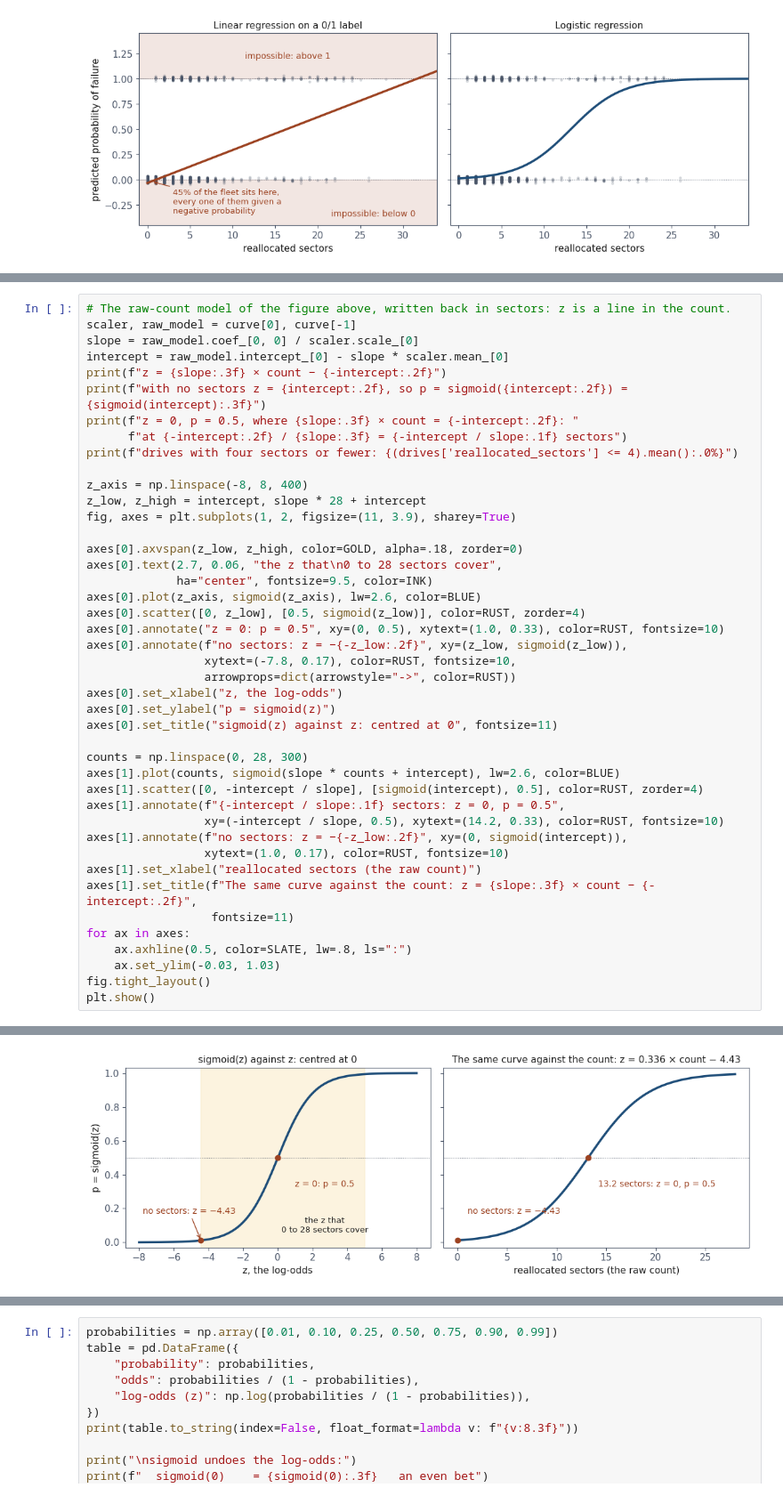
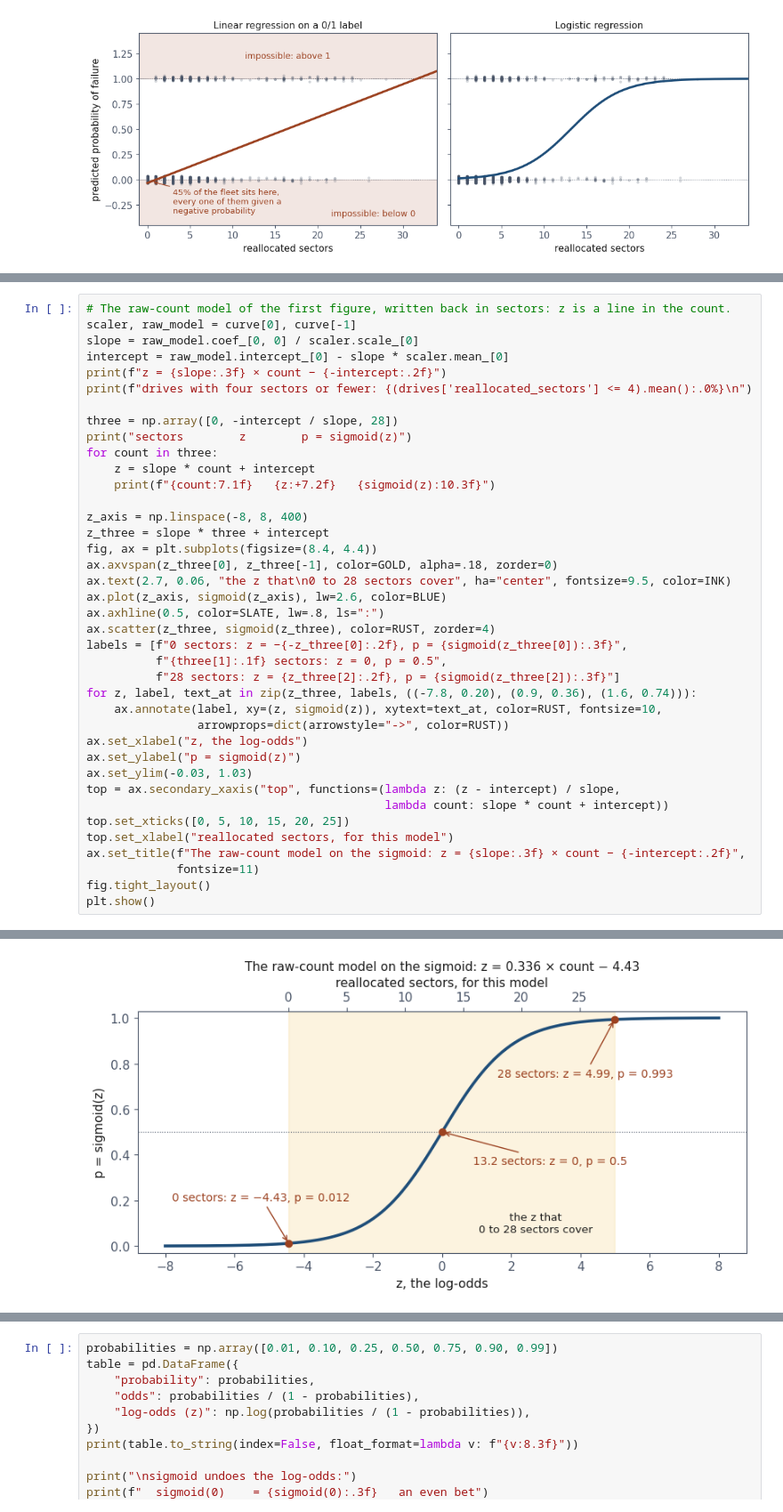
Before and after one commit to fabioantonini/technologies-for-artificial-intelligence, a Jupyter notebook: Lessons/04_classification_and_metrics/Notebooks/01_logistic_regression_from_scratch.ipynb, the cells around one changed output, grey strips where cells are left out. Shown at 89% size. Cells and saved outputs as stored; diff of their text form.

```diff
--- a/Lessons/04_classification_and_metrics/Notebooks/01_logistic_regression_from_scratch.ipynb
+++ b/Lessons/04_classification_and_metrics/Notebooks/01_logistic_regression_from_scratch.ipynb
@@ -179,44 +180,40 @@ that line and draws the two curves side by side.
 # %%
-# The raw-count model of the figure above, written back in sectors: z is a line in the count.
+# The raw-count model of the first figure, written back in sectors: z is a line in the count.
 scaler, raw_model = curve[0], curve[-1]
 slope = raw_model.coef_[0, 0] / scaler.scale_[0]
 intercept = raw_model.intercept_[0] - slope * scaler.mean_[0]
 print(f"z = {slope:.3f} × count − {-intercept:.2f}")
-print(f"with no sectors z = {intercept:.2f}, so p = sigmoid({intercept:.2f}) = {sigmoid(intercept):.3f}")
-print(f"z = 0, p = 0.5, where {slope:.3f} × count = {-intercept:.2f}: "
-      f"at {-intercept:.2f} / {slope:.3f} = {-intercept / slope:.1f} sectors")
-print(f"drives with four sectors or fewer: {(drives['reallocated_sectors'] <= 4).mean():.0%}")
+print(f"drives with four sectors or fewer: {(drives['reallocated_sectors'] <= 4).mean():.0%}\n")
+
+three = np.array([0, -intercept / slope, 28])
+print("sectors        z        p = sigmoid(z)")
+for count in three:
+    z = slope * count + intercept
+    print(f"{count:7.1f}   {z:+7.2f}   {sigmoid(z):10.3f}")
 
 z_axis = np.linspace(-8, 8, 400)
-z_low, z_high = intercept, slope * 28 + intercept
-fig, axes = plt.subplots(1, 2, figsize=(11, 3.9), sharey=True)
-
-axes[0].axvspan(z_low, z_high, color=GOLD, alpha=.18, zorder=0)
-axes[0].text(2.7, 0.06, "the z that\n0 to 28 sectors cover",
-             ha="center", fontsize=9.5, color=INK)
-axes[0].plot(z_axis, sigmoid(z_axis), lw=2.6, color=BLUE)
-axes[0].scatter([0, z_low], [0.5, sigmoid(z_low)], color=RUST, zorder=4)
-axes[0].annotate("z = 0: p = 0.5", xy=(0, 0.5), xytext=(1.0, 0.33), color=RUST, fontsize=10)
-axes[0].annotate(f"no sectors: z = −{-z_low:.2f}", xy=(z_low, sigmoid(z_low)),
-                 xytext=(-7.8, 0.17), color=RUST, fontsize=10,
-                 arrowprops=dict(arrowstyle="->", color=RUST))
-axes[0].set_xlabel("z, the log-odds")
-axes[0].set_ylabel("p = sigmoid(z)")
-axes[0].set_title("sigmoid(z) against z: centred at 0", fontsize=11)
-
-counts = np.linspace(0, 28, 300)
-axes[1].plot(counts, sigmoid(slope * counts + intercept), lw=2.6, color=BLUE)
-axes[1].scatter([0, -intercept / slope], [sigmoid(intercept), 0.5], color=RUST, zorder=4)
-axes[1].annotate(f"{-intercept / slope:.1f} sectors: z = 0, p = 0.5",
-                 xy=(-intercept / slope, 0.5), xytext=(14.2, 0.33), color=RUST, fontsize=10)
-axes[1].annotate(f"no sectors: z = −{-z_low:.2f}", xy=(0, sigmoid(intercept)),
-                 xytext=(1.0, 0.17), color=RUST, fontsize=10)
-axes[1].set_xlabel("reallocated sectors (the raw count)")
-axes[1].set_title(f"The same curve against the count: z = {slope:.3f} × count − {-intercept:.2f}",
-                  fontsize=11)
-for ax in axes:
-    ax.axhline(0.5, color=SLATE, lw=.8, ls=":")
-    ax.set_ylim(-0.03, 1.03)
+z_three = slope * three + intercept
+fig, ax = plt.subplots(figsize=(8.4, 4.4))
+ax.axvspan(z_three[0], z_three[-1], color=GOLD, alpha=.18, zorder=0)
+ax.text(2.7, 0.06, "the z that\n0 to 28 sectors cover", ha="center", fontsize=9.5, color=INK)
+ax.plot(z_axis, sigmoid(z_axis), lw=2.6, color=BLUE)
+ax.axhline(0.5, color=SLATE, lw=.8, ls=":")
+ax.scatter(z_three, sigmoid(z_three), color=RUST, zorder=4)
+labels = [f"0 sectors: z = −{-z_three[0]:.2f}, p = {sigmoid(z_three[0]):.3f}",
+          f"{three[1]:.1f} sectors: z = 0, p = 0.5",
+          f"28 sectors: z = {z_three[2]:.2f}, p = {sigmoid(z_three[2]):.3f}"]
+for z, label, text_at in zip(z_three, labels, ((-7.8, 0.20), (0.9, 0.36), (1.6, 0.74))):
+    ax.annotate(label, xy=(z, sigmoid(z)), xytext=text_at, color=RUST, fontsize=10,
+                arrowprops=dict(arrowstyle="->", color=RUST))
+ax.set_xlabel("z, the log-odds")
+ax.set_ylabel("p = sigmoid(z)")
+ax.set_ylim(-0.03, 1.03)
+top = ax.secondary_xaxis("top", functions=(lambda z: (z - intercept) / slope,
+                                           lambda count: slope * count + intercept))
+top.set_xticks([0, 5, 10, 15, 20, 25])
+top.set_xlabel("reallocated sectors, for this model")
+ax.set_title(f"The raw-count model on the sigmoid: z = {slope:.3f} × count − {-intercept:.2f}",
+             fontsize=11)
 fig.tight_layout()
 plt.show()
 # %% [output]
@@ -227,2 +227,2 @@ drives with four sectors or fewer: 90%
-[figure, old version]
+[figure, new version]
 # %% [markdown]
```
Also changed, not shown: parts of 6 cells of this notebook, 4 other files.
